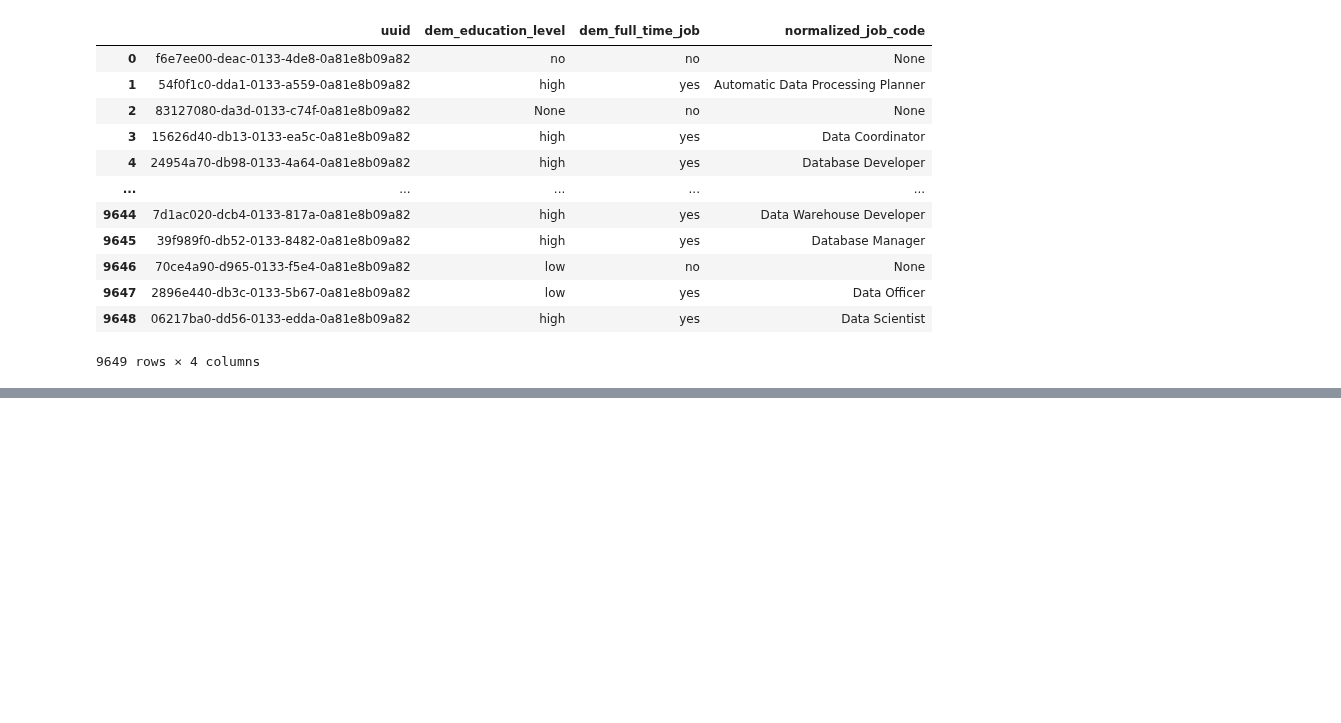
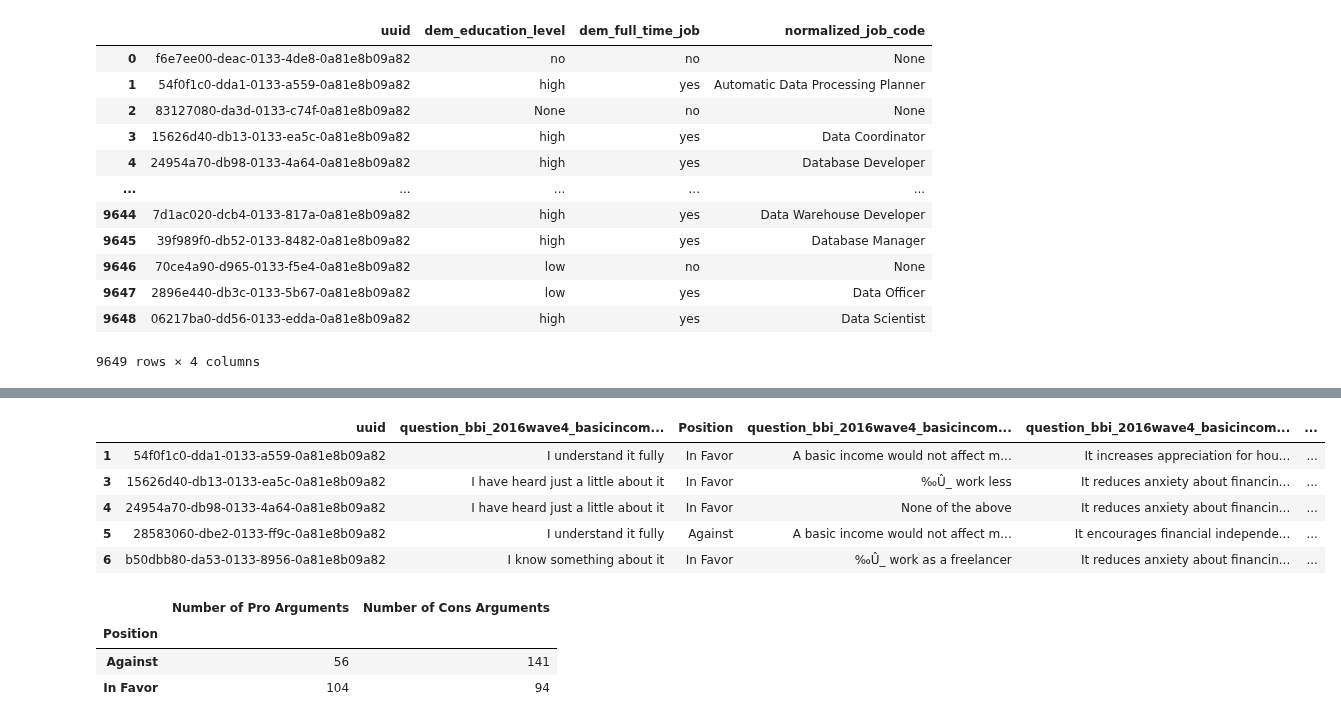
Before and after one commit to VickyViana/ih_datamadpt1120_project_m1, a Jupyter notebook: __trash__/db_preview.ipynb, the cells around one changed output, grey strips where cells are left out. Cells and saved outputs as stored; diff of their text form; code cells hidden in the pictures; blank space fills up the shorter version.

```diff
--- a/__trash__/db_preview.ipynb
+++ b/__trash__/db_preview.ipynb
@@ -313,0 +382,3 @@ display(db_dic['db_personal_info'])
+# %%
+df_voters['question_bbi_2016wave4_basicincome_vote'] = df_voters.apply(lambda x: position( x['question_bbi_2016wave4_basicincome_vote']), axis=1 )
+display(df_voters.head())
@@ -313,0 +397,17 @@ display(db_dic['db_personal_info'])
+# %%
+df_voters = df_voters.rename(columns={'question_bbi_2016wave4_basicincome_vote' : 'Position'})
+display(df_voters.head())
+# %% [output]
+|  | uuid | question_bbi_2016wave4_basicincom... | Position | question_bbi_2016wave4_basicincom... | question_bbi_2016wave4_basicincom... | ... |
+| 1 | 54f0f1c0-dda1-0133-a559-0a81e8b09a82 | I understand it fully | In Favor | A basic income would not affect m... | It increases appreciation for hou... | ... |
+| 3 | 15626d40-db13-0133-ea5c-0a81e8b09a82 | I have heard just a little about it | In Favor | ‰Û_ work less | It reduces anxiety about financin... | ... |
+| 4 | 24954a70-db98-0133-4a64-0a81e8b09a82 | I have heard just a little about it | In Favor | None of the above | It reduces anxiety about financin... | ... |
+| 5 | 28583060-dbe2-0133-ff9c-0a81e8b09a82 | I understand it fully | Against | A basic income would not affect m... | It encourages financial independe... | ... |
+| 6 | b50dbb80-da53-0133-8956-0a81e8b09a82 | I know something about it | In Favor | ‰Û_ work as a freelancer | It reduces anxiety about financin... | ... |
+# %%
+df_voters.groupby('Position')['Number of Pro Arguments', 'Number of Cons Arguments'].mean().astype(int)
+# %% [output]
+|  | Number of Pro Arguments | Number of Cons Arguments |
+| Position |  |  |
+| Against | 56 | 141 |
+| In Favor | 104 | 94 |
```
Also changed, not shown: parts of 23 cells of this notebook, 8 other files.
